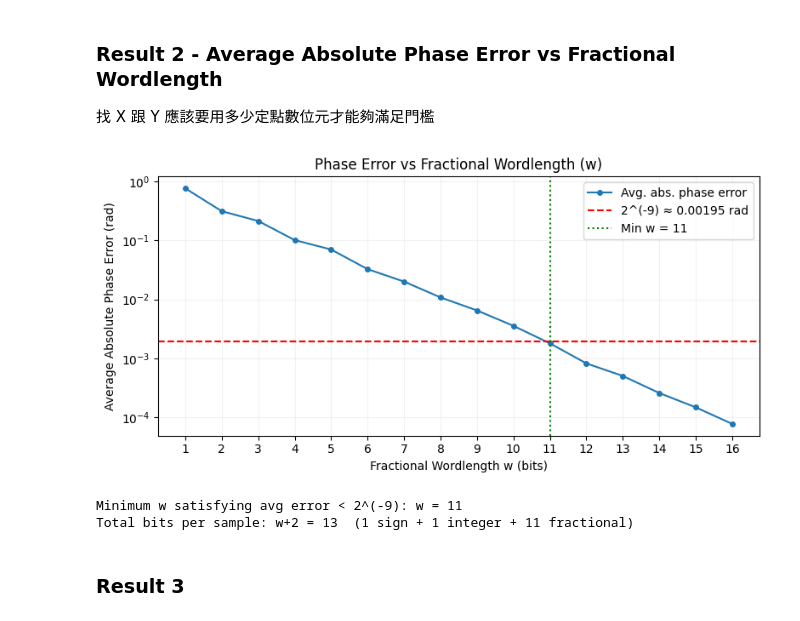
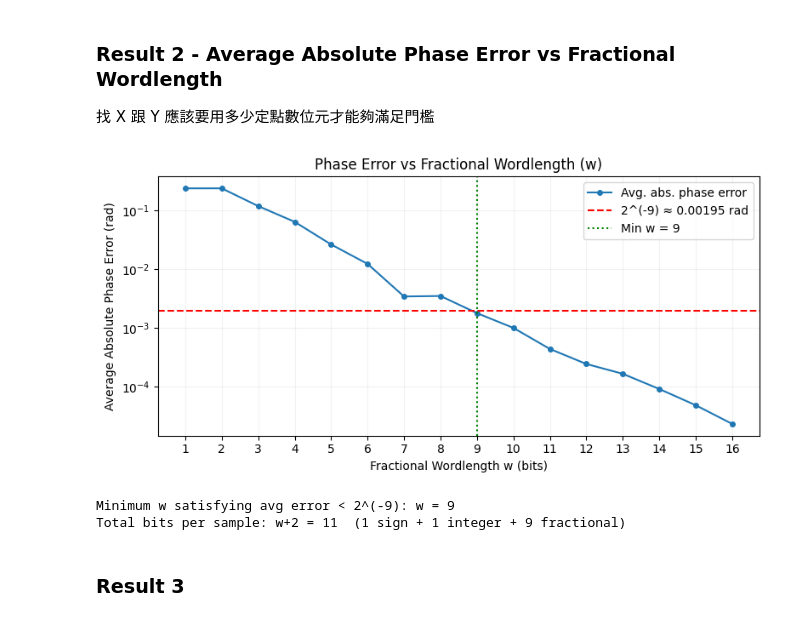
Before and after one commit to akira2963753/DSP-In-VLSI, a Jupyter notebook: HW4-CORDIC/HW4.ipynb, the cells around one changed output. Drawn from its saved outputs; the diff is of its cells as text; code cells hidden in the pictures.

```diff
--- a/HW4-CORDIC/HW4.ipynb
+++ b/HW4-CORDIC/HW4.ipynb
@@ -49,7 +49,7 @@ phase_ref = np.arctan2(Y_true, X_true)
 def quantize(val, w):
     return np.floor(val * 2 **(w)) / 2 **(w)
 
-# CORDIC phase computation
+# CORDIC phase computation (integer shift version, hardware-accurate)
 def cordic_phase(X0, Y0, w_xy, N, w_theta=None):
     phase_adjust = 0.0
 
@@ -61,22 +61,28 @@ def cordic_phase(X0, Y0, w_xy, N, w_theta=None):
         # 全部取負，旋轉 180 度
         X0, Y0 = -X0, -Y0
 
-    # 量化 X 跟 Y
-    X = quantize(X0, w_xy)
-    Y = quantize(Y0, w_xy)
+    # 量化輸入並轉成整數表示 (模擬硬體暫存器)
+    Xi = int(np.floor(X0 * 2**w_xy))
+    Yi = int(np.floor(Y0 * 2**w_xy))
 
     theta = 0.0
 
     for i in range(N):
-        mu = -1 if Y > 0 else 1
+        mu = -1 if Yi > 0 else 1
         elem_angle = np.arctan(2.0**(-i))
-        if w_theta is not None: # 如果需要量化 theta 的話 (Result 1 不用)
+        if w_theta is not None: # 如果需要量化 theta 的話 (Result 2 不用)
             elem_angle = quantize(elem_angle, w_theta)
-        X_new = X - mu * (2.0**(-i)) * Y
-        Y_new = Y + mu * (2.0**(-i)) * X
-        theta  = theta - mu * elem_angle
-        X = quantize(X_new, w_xy)
-        Y = quantize(Y_new, w_xy)
+
+        # 注意這裡的量化要使用算數右移，因為在後面硬體實作的時候我們會用 Shifter 取代乘法器
+        dX = Yi >> i
+        dY = Xi >> i
+
+        Xi_new = Xi - mu * dX   # 精確整數加法，不需要再 quantize
+        Yi_new = Yi + mu * dY
+
+        theta = theta - mu * elem_angle
+        Xi = Xi_new
+        Yi = Yi_new
 
     return theta + phase_adjust
 
@@ -91,36 +97,36 @@ for w in w_values:
     avg_errors.append(np.mean(errors))
 
 avg_errors = np.array(avg_errors)
 
 # Find minimum w satisfying error < 2^(-9)
 threshold = 2.0**(-9)
 valid_w = w_values[avg_errors < threshold]
 min_w = int(valid_w[0]) if len(valid_w) > 0 else None
 
 # Plot
 plt.figure(figsize=(8, 4))
 plt.semilogy(w_values, avg_errors, marker='o', markersize=4, label='Avg. abs. phase error')
 plt.axhline(threshold, color='r', linestyle='--', label=f'2^(-9) ≈ {threshold:.5f} rad')
 if min_w is not None:
     plt.axvline(min_w, color='g', linestyle=':', label=f'Min w = {min_w}')
 plt.xlabel('Fractional Wordlength w (bits)')
 plt.ylabel('Average Absolute Phase Error (rad)')
 plt.title('Phase Error vs Fractional Wordlength (w)')
 plt.xticks(w_values)
 plt.legend()
 plt.grid(True, color='gray', alpha=0.1)
 plt.minorticks_off()
 plt.tight_layout()
 plt.show()
 
 # Integer wordlength analysis
 K_N = math.prod(math.sqrt(1 + 2**(-2*i)) for i in range(N_iter))
 print(f"Minimum w satisfying avg error < 2^(-9): w = {min_w}")
 print(f"Total bits per sample: w+2 = {min_w+2}  (1 sign + 1 integer + {min_w} fractional)")
 # %% [output]
-[figure, old version]
+[figure, new version]
-Minimum w satisfying avg error < 2^(-9): w = 11
-Total bits per sample: w+2 = 13  (1 sign + 1 integer + 11 fractional)
+Minimum w satisfying avg error < 2^(-9): w = 9
+Total bits per sample: w+2 = 11  (1 sign + 1 integer + 9 fractional)
 # %% [markdown]
 ### Result 3
 # %% [markdown]
```
Also changed, not shown: parts of 3 cells of this notebook, 1 other file.
